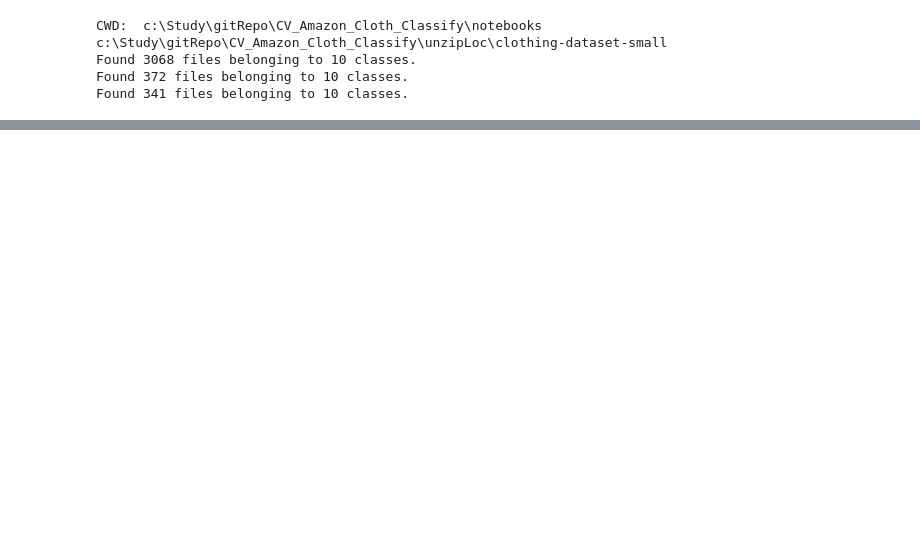
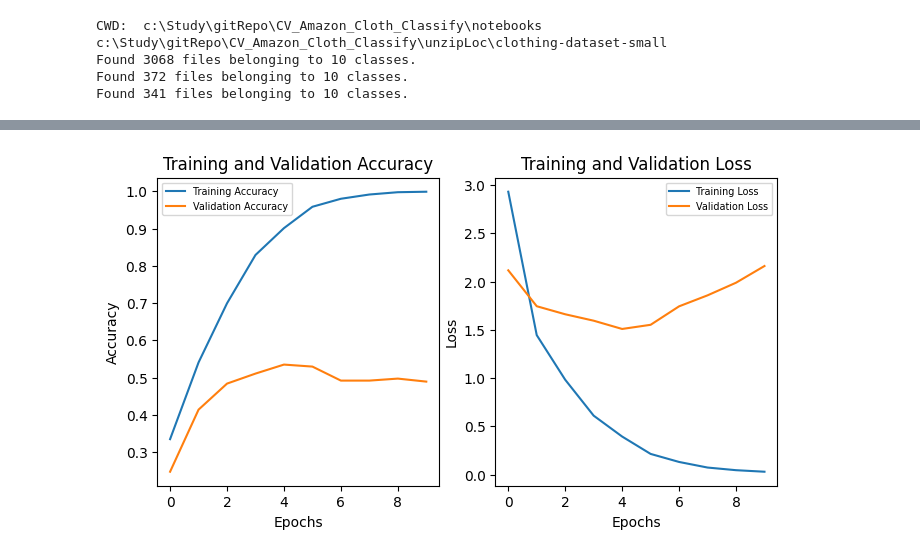
Before and after one commit to im-miracle/CV_Amazon_Cloth_Classify, a Jupyter notebook: notebooks/AmazonClothClassification_CNN_1.ipynb, the cells around one changed output, grey strips where cells are left out. Cells and saved outputs as stored; diff of their text form; code cells hidden in the pictures; blank space fills up the shorter version.

Commit message:
refined code for training

```diff
--- a/notebooks/AmazonClothClassification_CNN_1.ipynb
+++ b/notebooks/AmazonClothClassification_CNN_1.ipynb
@@ -53,7 +53,7 @@ def deleteLogs(log_path=""):
     except Exception as e:
         print(f"Error deleting logs: {e}")
 
-def generate_logs_Folder(logfolderName="", clear_folder=False):
+def generate_logs_Folder(logfolderName="", usrTimestamp=True, clear_folder=False):
     currentPath = os.getcwd()
 
     # clear existing eventLogs if clear_folder is True
@@ -64,7 +64,10 @@ def generate_logs_Folder(logfolderName="", clear_folder=False):
         os.mkdir("logs")
 
     if logfolderName:
-        logfolderName = logfolderName + "_" + time.strftime("%Y%m%d-%H%M%S")
+        if usrTimestamp:
+            logfolderName = logfolderName + "_" + time.strftime("%Y%m%d-%H%M%S")
+        else:
+            logfolderName = logfolderName
         logName = os.path.join(currentPath, "logs", logfolderName)
         if not os.path.exists(logName):
             os.mkdir(logName)
@@ -136,9 +139,9 @@ assert os.path.exists(test_path), "Test path does not exist"
 assert os.path.exists(val_path), "Val path does not exist"
 
 # Load the dataset
-Train_DS = tf.keras.utils.image_dataset_from_directory(directory=train_path, shuffle=True, image_size=(height, width))
-Test_DS = tf.keras.utils.image_dataset_from_directory(directory=test_path, shuffle=True, image_size=(height, width))
-Val_DS = tf.keras.utils.image_dataset_from_directory(directory=val_path, shuffle=True, image_size=(height, width))
+Train_DS = tf.keras.utils.image_dataset_from_directory(directory=train_path, shuffle=True, label_mode="categorical")
+Test_DS = tf.keras.utils.image_dataset_from_directory(directory=test_path, shuffle=True, label_mode="categorical")
+Val_DS = tf.keras.utils.image_dataset_from_directory(directory=val_path, shuffle=True, label_mode="categorical")
 
 # Scale the DataSet
 Train_scaled, Test_scaled, Val_scaled = preprocess(Train_DS, Val_DS, Test_DS, target_height=height, target_width=width)
@@ -264,0 +433,19 @@ plt.show()
+# %%
+modelName="base_model"
+
+# create Model
+baseModel = create_base_model(model_name=modelName)
+imageName = modelName + ".png"
+img=keras.utils.plot_model(baseModel, to_file=imageName, show_shapes=True)
+
+# start Model Training
+history, trainingLogPath = start_model_training(model=baseModel,
+                               model_name=modelName,
+                               train_data=Train_scaled,
+                               val_data=Val_scaled,
+                               epochs=15,
+                               useCSVLogger=True,
+                               useTensorBoard=True,
+                               modelChkpoint=True,
+                               earlyStopping=True,
+                               lrScheduler=True)
@@ -264,0 +473,5 @@ plt.show()
+# %%
+# Plot the Training History
+plot_training_history(history)
+# %% [output]
+[figure, added]
```
Also changed, not shown: parts of 30 cells of this notebook, 5 other files.
